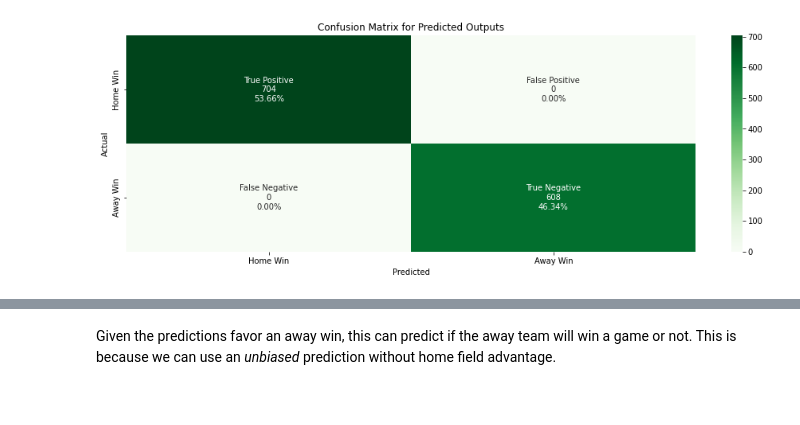
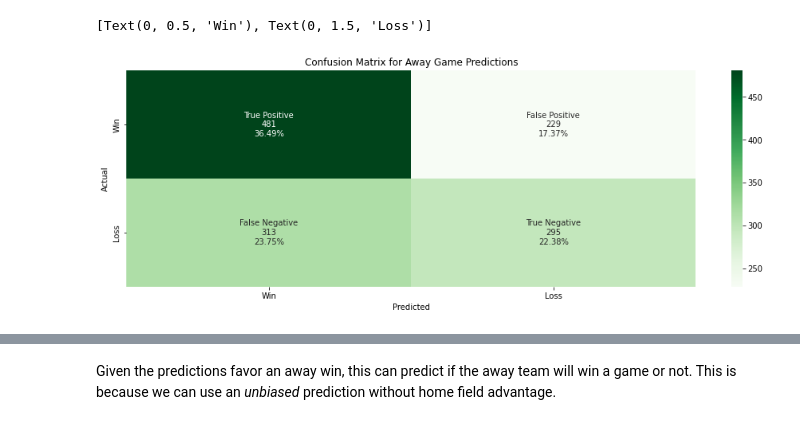
Before and after one commit to RyanSchraeder/StanleyCupPredictions, a Jupyter notebook: src/notebooks/model.ipynb, the cells around one changed output, grey strips where cells are left out. Cells and saved outputs as stored; diff of their text form; code cells hidden in the pictures.

Commit message:
overhaul of input data and testing for issues with overfitting, cleaning up code, adding more notes.

```diff
--- a/src/notebooks/model.ipynb
+++ b/src/notebooks/model.ipynb
@@ -185,11 +229,18 @@ summary
 # Generating Predictions from the Stacked Model
 # Predictions will favor the away team (1: Win, 0: Loss)
 
-categorical_df['predictions'] = model_development.predict(stacked_model, x)
+categorical_df['predicted_away_outcome'] = model_development.predict(away_stacked_model, x)
+categorical_df['predicted_home_outcome'] = model_development.predict(home_stacked_model, x)
 
-
-pd.DataFrame({
-    'Predicted': categorical_df.predictions.value_counts(),
+away = pd.DataFrame({
+    'Predicted': categorical_df.predicted_away_outcome.value_counts(),
     'Actual': categorical_df.outcome.value_counts()
 })
+
+home = pd.DataFrame({
+    'Predicted': categorical_df.predicted_home_outcome.value_counts(),
+    'Actual': categorical_df.home_wins.value_counts()
+})
+
+styler(away, home)
 # %% [output]
@@ -199,36 +255,39 @@ pd.DataFrame({
 # %%
 # Assessing Output Predictions
 """
 Per the classification of the categorical game outcome, predictions are:
 - _*Home Win*_ : 0
 - _*Away Win*_ : 1
 
 The confusion matrix will show the:
 - True Positives
 - False Positives
 - True Negatives
 - False Negatives
 """
 
-conf_matrix = confusion_matrix(categorical_df['outcome'], categorical_df['predictions'])
+away_conf_matrix = confusion_matrix(categorical_df['outcome'], categorical_df['predicted_away_outcome'])
+home_conf_matrix = confusion_matrix(categorical_df['home_wins'], categorical_df['predicted_home_outcome'])
 
-plt.figure(figsize=(16,5))
+plt.figure(figsize=(16, 5))
 
-group_names = ['True Positive', 'False Positive', 'False Negative', 'True Negative']
+def matrix_plot_labels(matrix):
+    group_names = ['True Positive', 'False Positive', 'False Negative', 'True Negative']
 
-counts = ["{0:0.0f}".format(value) for value in conf_matrix.flatten()]
-percentage = ["{0:.2%}".format(value) for value in conf_matrix.flatten()/np.sum(conf_matrix)]
+    counts = ["{0:0.0f}".format(value) for value in matrix.flatten()]
+    percentage = ["{0:.2%}".format(value) for value in matrix.flatten()/np.sum(matrix)]
 
-labels = [f"{i}\n{j}\n{k}" for i, j, k in zip(group_names, counts, percentage)]
-labels = np.asarray(labels).reshape(2,2)
+    labels = [f"{i}\n{j}\n{k}" for i, j, k in zip(group_names, counts, percentage)]
+    labels = np.asarray(labels).reshape(2,2)
 
-ax = sns.heatmap(conf_matrix, annot=labels, cmap='Greens', fmt='')
-ax.set_title('Confusion Matrix for Predicted Outputs')
+    return labels
+
+ax = sns.heatmap(away_conf_matrix, annot=matrix_plot_labels(away_conf_matrix), cmap='Greens', fmt='')
+ax.set_title('Confusion Matrix for Away Game Predictions')
 ax.set_xlabel('Predicted')
 ax.set_ylabel('Actual')
-ax.xaxis.set_ticklabels(['Home Win', 'Away Win'])
-ax.yaxis.set_ticklabels(['Home Win', 'Away Win'])
-
-plt.savefig('../../images/confusion_matrix.png')
+ax.xaxis.set_ticklabels(['Win', 'Loss'])
+ax.yaxis.set_ticklabels(['Win', 'Loss'])
 # %% [output]
+[Text(0, 0.5, 'Win'), Text(0, 1.5, 'Loss')]
-[figure, old version]
+[figure, new version]
```
Also changed, not shown: parts of 15 cells of this notebook, 11 other files.
